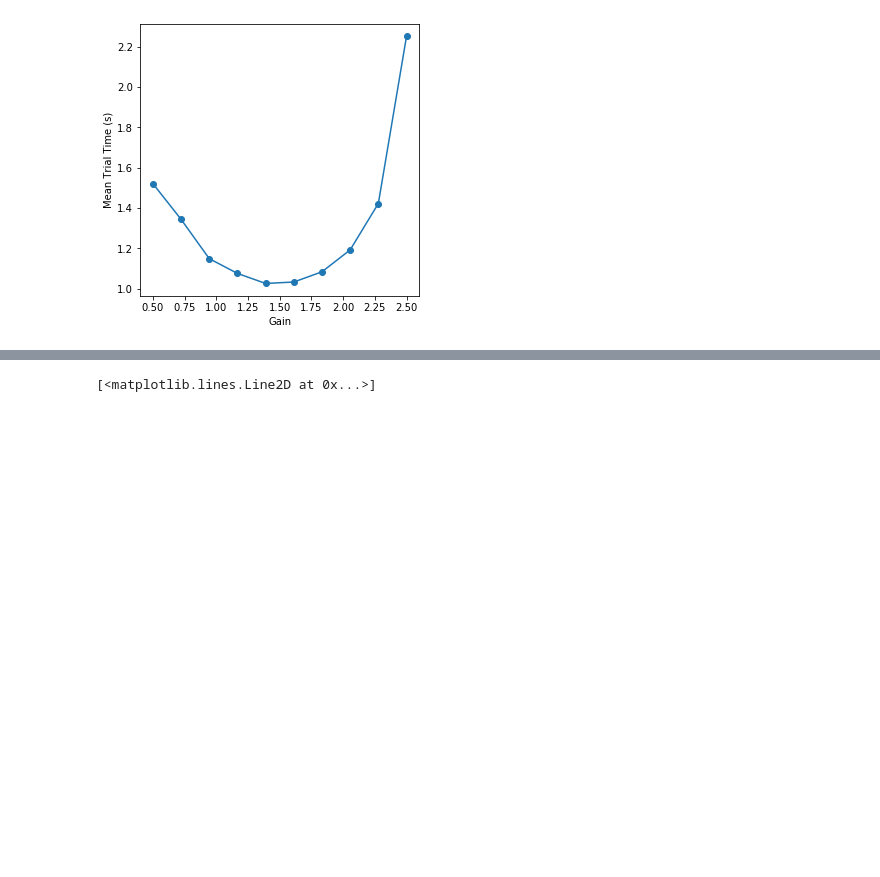
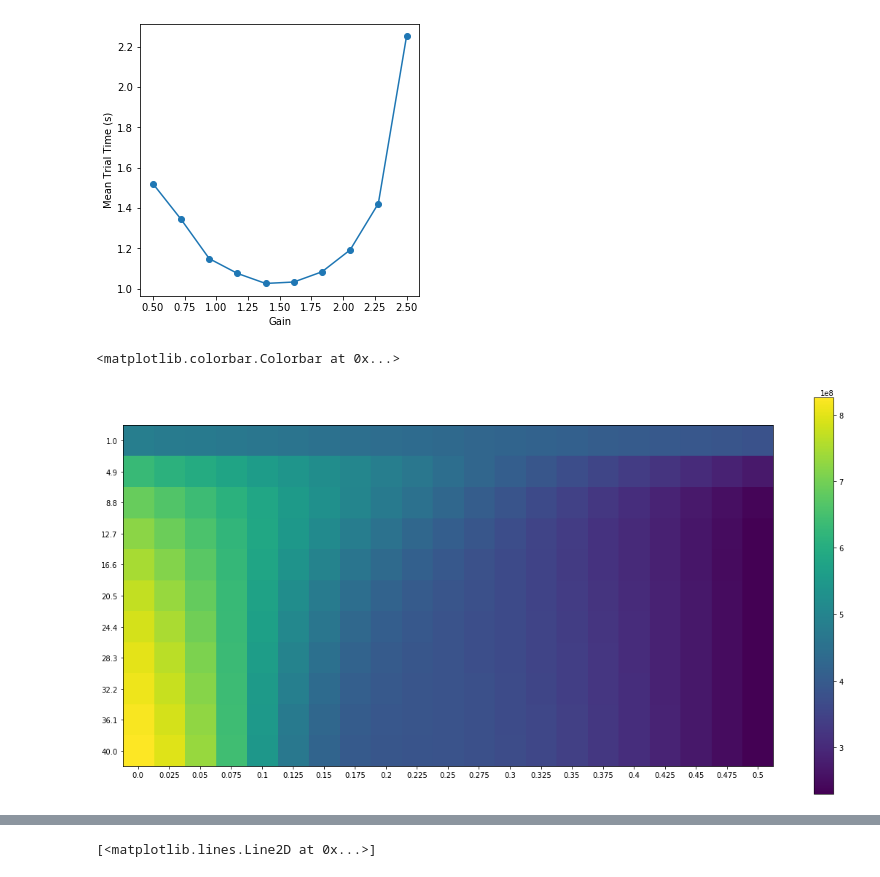
Before and after one commit to guyhwilson/nonstationarities, a Jupyter notebook: code/ClosedLoop_Simulator/HMM_adjustKappa.ipynb, the cells around one changed output, grey strips where cells are left out. Saved outputs shown, nothing was run; the diff lists cells and outputs as text; code cells hidden in the pictures; blank space fills up the shorter version.

Commit message:
bug fixes; hyperparam sweeps for kappa adjustments; multi-session simulations

```diff
--- a/code/ClosedLoop_Simulator/HMM_adjustKappa.ipynb
+++ b/code/ClosedLoop_Simulator/HMM_adjustKappa.ipynb
@@ -112,6 +108,38 @@ print('Using gain value beta = ', beta)
 9 / 10
 Using gain value beta =  1.3888888888888888
 [figure]
+# %%
+tDists        = np.linalg.norm(targTraj - posTraj, axis = 1)
+normPosErr    = targTraj - posTraj / tDists[:, np.newaxis]
+
+expectedAngle = np.arctan2(normPosErr[:, 1], normPosErr[:, 0])
+observedAngle = np.arctan2(rawDecTraj[:, 1], rawDecTraj[:, 0])
+# %%
+def get_ObservedProb(tDists, observed, expected, kappa, inflection, exp):
+    vmKappa_adjusted = kappa * 1 / (1 + np.exp(-1 * (tDists - inflection) * exp))
+    vmProbLog        = vmKappa_adjusted.dot(np.cos(observedAngle - expectedAngle)) - np.log(2 * np.pi * np.i0(vmKappa_adjusted))
+
+    return vmProbLog
+# %%
+kappa            = 2
+inflection_sweep = np.linspace(0, 0.5, 21)
+exp_sweep        = np.linspace(1, 40, 11)
+
+scores = np.zeros((len(exp_sweep), len(inflection_sweep)))
+for i, exp in enumerate(exp_sweep):
+    for j, inflection in enumerate(inflection_sweep):
+        probs        = get_ObservedProb(tDists, observedAngle, expectedAngle, kappa = vmKappa, inflection = inflection, exp = exp)
+        scores[i, j] = sum(probs)
+# %%
+figSize(10, 20)
+
+plt.imshow(scores)
+_ = plt.xticks(np.arange(len(inflection_sweep)), np.round(inflection_sweep, 3))
+_ = plt.yticks(np.arange(len(exp_sweep)), np.round(exp_sweep, 3))
+plt.colorbar()
+# %% [output]
+<matplotlib.colorbar.Colorbar at 0x...>
+[figure, added]
 # %%
 # general settings:
 nSimSteps  = 100000
```
Also changed, not shown: parts of 4 cells of this notebook, 7 other files.
